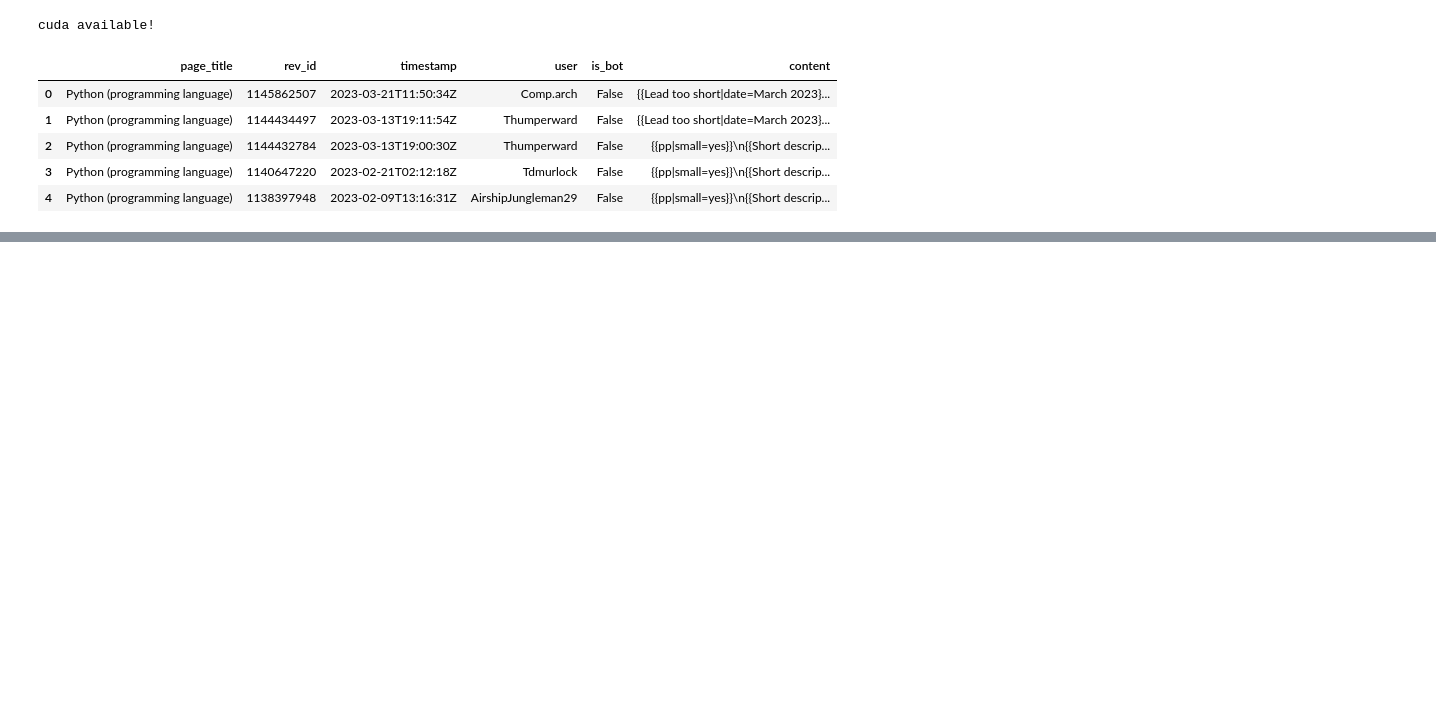
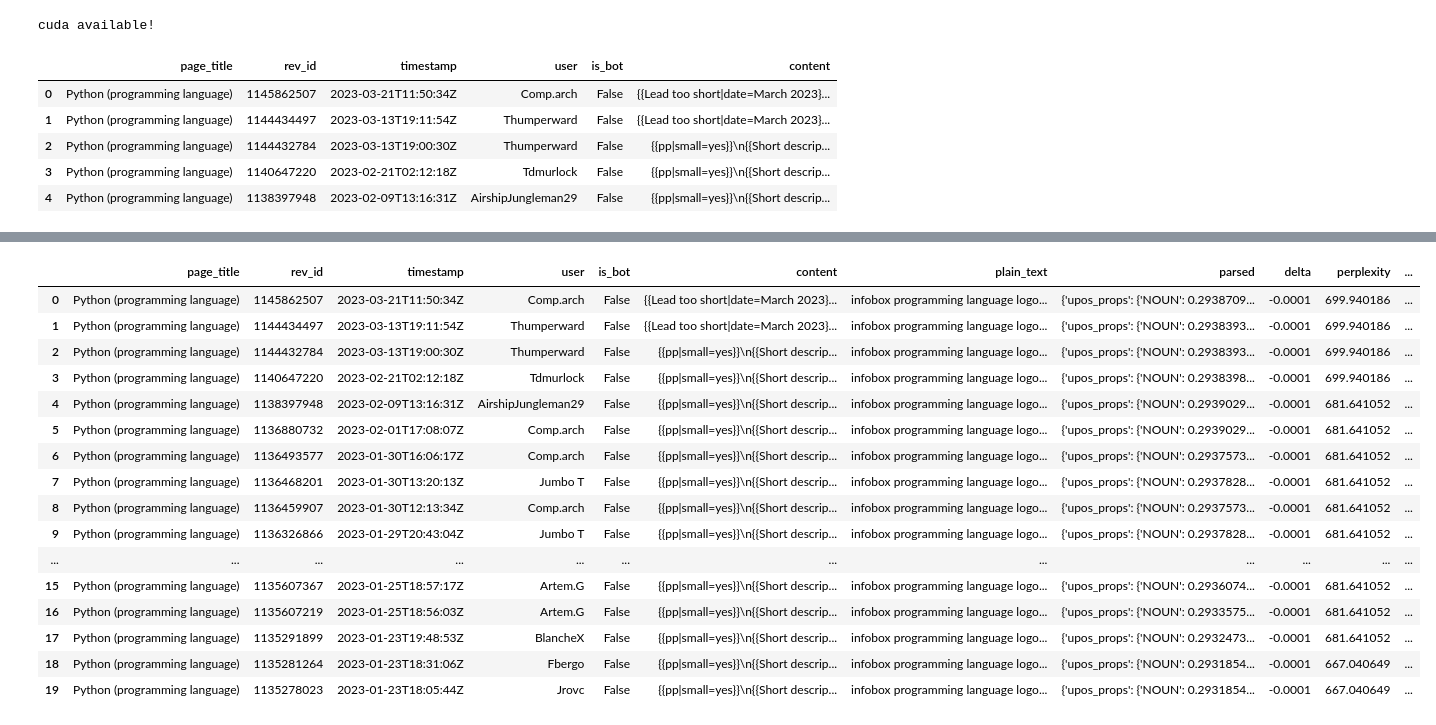
Before and after one commit to LeTartap/WikiMScThesis, a Jupyter notebook: python_code/newPipieline.ipynb, the cells around one changed output, grey strips where cells are left out. Drawn from its saved outputs; the diff is of its cells as text; code cells hidden in the pictures; blank space fills up the shorter version.

Commit message:
prototype for toy data -Text Cleaning & Sentence/Token Parsing ---UPOS tokens w/ spacy -Feature Extraction Functions
saved checkpoints in pickle

```diff
--- a/python_code/newPipieline.ipynb
+++ b/python_code/newPipieline.ipynb
@@ -120,0 +240,12 @@ tiny_revs.to_pickle("tiny_revisions.pkl")
+# %%
+tiny_trigger = {"delves", "pivotal", "showcasing", "leverage", "optimize"}
+
+def compute_delta(text: str, trigger_set: set, baseline_freq: float = 0.0001):
+    tokens = text.split()
+    if not tokens:
+        return 0.0
+    freq = sum(1 for t in tokens if t in trigger_set) / len(tokens)
+    return freq - baseline_freq
+# %%
+# add delta column to tiny_revs
+tiny_revs["delta"] = tiny_revs["plain_text"].apply(lambda txt: compute_delta(txt, tiny_trigger))
@@ -120,0 +340,34 @@ tiny_revs.to_pickle("tiny_revisions.pkl")
+# %%
+from tqdm.auto import tqdm
+
+tqdm.pandas(desc="Computing perplexity and burstiness")
+# Apply the perplexity and burstiness function to the 'plain_text' column with progress tracking
+tiny_revs[["perplexity", "burstiness"]] = \
+    pd.DataFrame(tiny_revs["plain_text"].progress_apply(compute_perplexity_and_burstiness).tolist(),
+                 index=tiny_revs.index)
+# %%
+# Directly extract attributes from parsed dictionaries
+tiny_revs["upos_props"] = tiny_revs["parsed"].apply(lambda x: x["upos_props"])
+tiny_revs["mean_dep_depth"] = tiny_revs["parsed"].apply(lambda x: x["mean_dep_depth"])
+tiny_revs["clause_ratio"] = tiny_revs["parsed"].apply(lambda x: x["clause_ratio"])
+tiny_revs["voice_ratio"] = tiny_revs["parsed"].apply(lambda x: x["voice_ratio"])
+# %%
+tiny_revs.head(20)
+# %% [output]
+|  | page_title | rev_id | timestamp | user | is_bot | content | plain_text | parsed | delta | perplexity | ... |
+| 0 | Python (programming language) | 1145862507 | 2023-03-21T11:50:34Z | Comp.arch | False | {{Lead too short|date=March 2023}... | infobox programming language logo... | {'upos_props': {'NOUN': 0.2938709... | -0.0001 | 699.940186 | ... |
+| 1 | Python (programming language) | 1144434497 | 2023-03-13T19:11:54Z | Thumperward | False | {{Lead too short|date=March 2023}... | infobox programming language logo... | {'upos_props': {'NOUN': 0.2938393... | -0.0001 | 699.940186 | ... |
+| 2 | Python (programming language) | 1144432784 | 2023-03-13T19:00:30Z | Thumperward | False | {{pp|small=yes}}\n{{Short descrip... | infobox programming language logo... | {'upos_props': {'NOUN': 0.2938393... | -0.0001 | 699.940186 | ... |
+| 3 | Python (programming language) | 1140647220 | 2023-02-21T02:12:18Z | Tdmurlock | False | {{pp|small=yes}}\n{{Short descrip... | infobox programming language logo... | {'upos_props': {'NOUN': 0.2938398... | -0.0001 | 699.940186 | ... |
+| 4 | Python (programming language) | 1138397948 | 2023-02-09T13:16:31Z | AirshipJungleman29 | False | {{pp|small=yes}}\n{{Short descrip... | infobox programming language logo... | {'upos_props': {'NOUN': 0.2939029... | -0.0001 | 681.641052 | ... |
+| 5 | Python (programming language) | 1136880732 | 2023-02-01T17:08:07Z | Comp.arch | False | {{pp|small=yes}}\n{{Short descrip... | infobox programming language logo... | {'upos_props': {'NOUN': 0.2939029... | -0.0001 | 681.641052 | ... |
+| 6 | Python (programming language) | 1136493577 | 2023-01-30T16:06:17Z | Comp.arch | False | {{pp|small=yes}}\n{{Short descrip... | infobox programming language logo... | {'upos_props': {'NOUN': 0.2937573... | -0.0001 | 681.641052 | ... |
+| 7 | Python (programming language) | 1136468201 | 2023-01-30T13:20:13Z | Jumbo T | False | {{pp|small=yes}}\n{{Short descrip... | infobox programming language logo... | {'upos_props': {'NOUN': 0.2937828... | -0.0001 | 681.641052 | ... |
+| 8 | Python (programming language) | 1136459907 | 2023-01-30T12:13:34Z | Comp.arch | False | {{pp|small=yes}}\n{{Short descrip... | infobox programming language logo... | {'upos_props': {'NOUN': 0.2937573... | -0.0001 | 681.641052 | ... |
+| 9 | Python (programming language) | 1136326866 | 2023-01-29T20:43:04Z | Jumbo T | False | {{pp|small=yes}}\n{{Short descrip... | infobox programming language logo... | {'upos_props': {'NOUN': 0.2937828... | -0.0001 | 681.641052 | ... |
+| ... | ... | ... | ... | ... | ... | ... | ... | ... | ... | ... | ... |
+| 15 | Python (programming language) | 1135607367 | 2023-01-25T18:57:17Z | Artem.G | False | {{pp|small=yes}}\n{{Short descrip... | infobox programming language logo... | {'upos_props': {'NOUN': 0.2936074... | -0.0001 | 681.641052 | ... |
+| 16 | Python (programming language) | 1135607219 | 2023-01-25T18:56:03Z | Artem.G | False | {{pp|small=yes}}\n{{Short descrip... | infobox programming language logo... | {'upos_props': {'NOUN': 0.2933575... | -0.0001 | 681.641052 | ... |
+| 17 | Python (programming language) | 1135291899 | 2023-01-23T19:48:53Z | BlancheX | False | {{pp|small=yes}}\n{{Short descrip... | infobox programming language logo... | {'upos_props': {'NOUN': 0.2932473... | -0.0001 | 681.641052 | ... |
+| 18 | Python (programming language) | 1135281264 | 2023-01-23T18:31:06Z | Fbergo | False | {{pp|small=yes}}\n{{Short descrip... | infobox programming language logo... | {'upos_props': {'NOUN': 0.2931854... | -0.0001 | 667.040649 | ... |
+| 19 | Python (programming language) | 1135278023 | 2023-01-23T18:05:44Z | Jrovc | False | {{pp|small=yes}}\n{{Short descrip... | infobox programming language logo... | {'upos_props': {'NOUN': 0.2931854... | -0.0001 | 667.040649 | ... |
```
Also changed, not shown: parts of 22 cells of this notebook, 2 other files.
